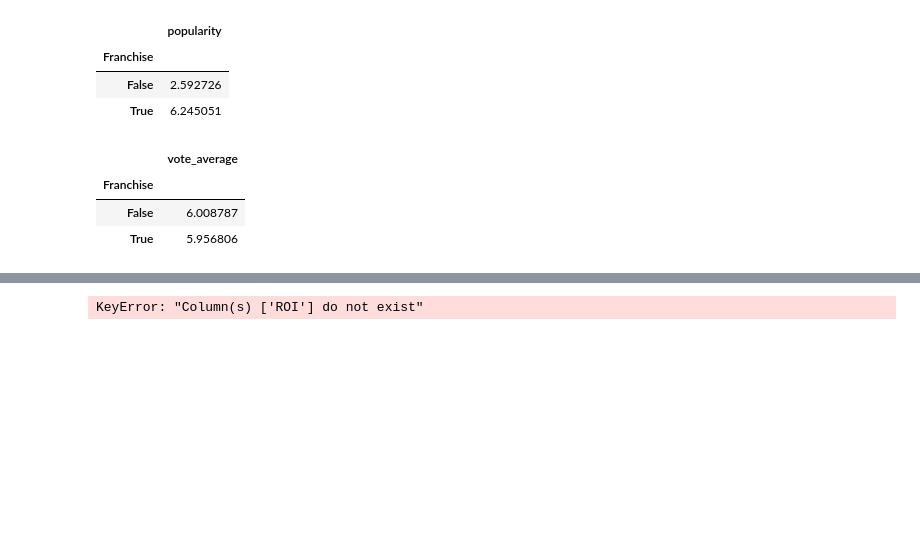
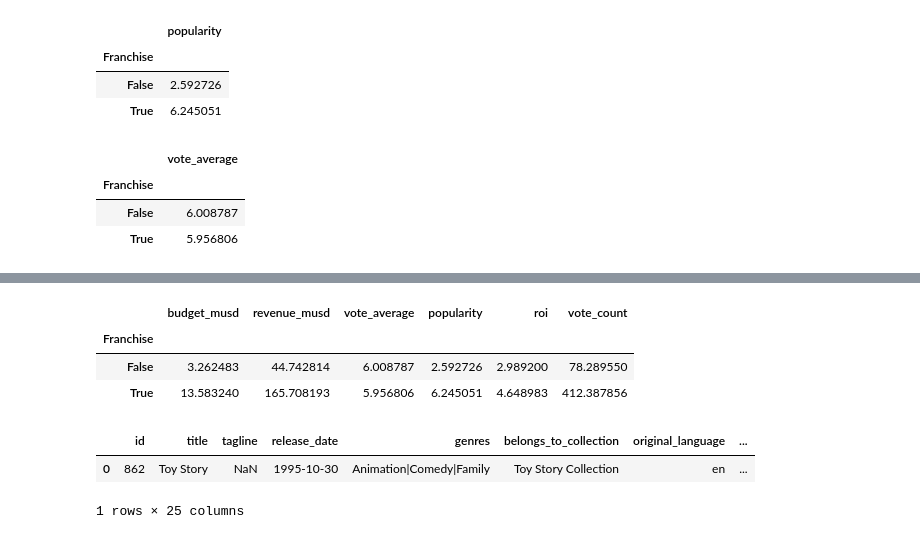
Before and after one commit to mcalmeida13/math-machine-learning, a Jupyter notebook: python-ds-pandas/project1/Project_01_Materials/project_01.ipynb, the cells around one changed output, grey strips where cells are left out. Saved outputs shown, nothing was run; the diff lists cells and outputs as text; code cells hidden in the pictures; blank space fills up the shorter version.

```diff
--- a/python-ds-pandas/project1/Project_01_Materials/project_01.ipynb
+++ b/python-ds-pandas/project1/Project_01_Materials/project_01.ipynb
@@ -453,14 +463,23 @@ df[['Franchise','vote_average']].groupby('Franchise').mean()
 # %%
 (
     df
     .groupby("Franchise")
     .agg({
         "budget_musd": "mean",
         "revenue_musd": "mean",
         "vote_average": "mean",
         "popularity": "mean",
-        "ROI":"median",
+        "roi":"median",
         "vote_count":"mean"})
 )
 # %% [output]
-KeyError: "Column(s) ['ROI'] do not exist"
+|  | budget_musd | revenue_musd | vote_average | popularity | roi | vote_count |
+| Franchise |  |  |  |  |  |  |
+| False | 3.262483 | 44.742814 | 6.008787 | 2.592726 | 2.989200 | 78.289550 |
+| True | 13.583240 | 165.708193 | 5.956806 | 6.245051 | 4.648983 | 412.387856 |
+# %%
+df[df['title'] == 'Toy Story']
+# %% [output]
+|  | id | title | tagline | release_date | genres | belongs_to_collection | original_language | ... |
+| 0 | 862 | Toy Story | NaN | 1995-10-30 | Animation|Comedy|Family | Toy Story Collection | en | ... |
+1 rows × 25 columns
```
Also changed, not shown: parts of 8 cells of this notebook, 2 other files.
